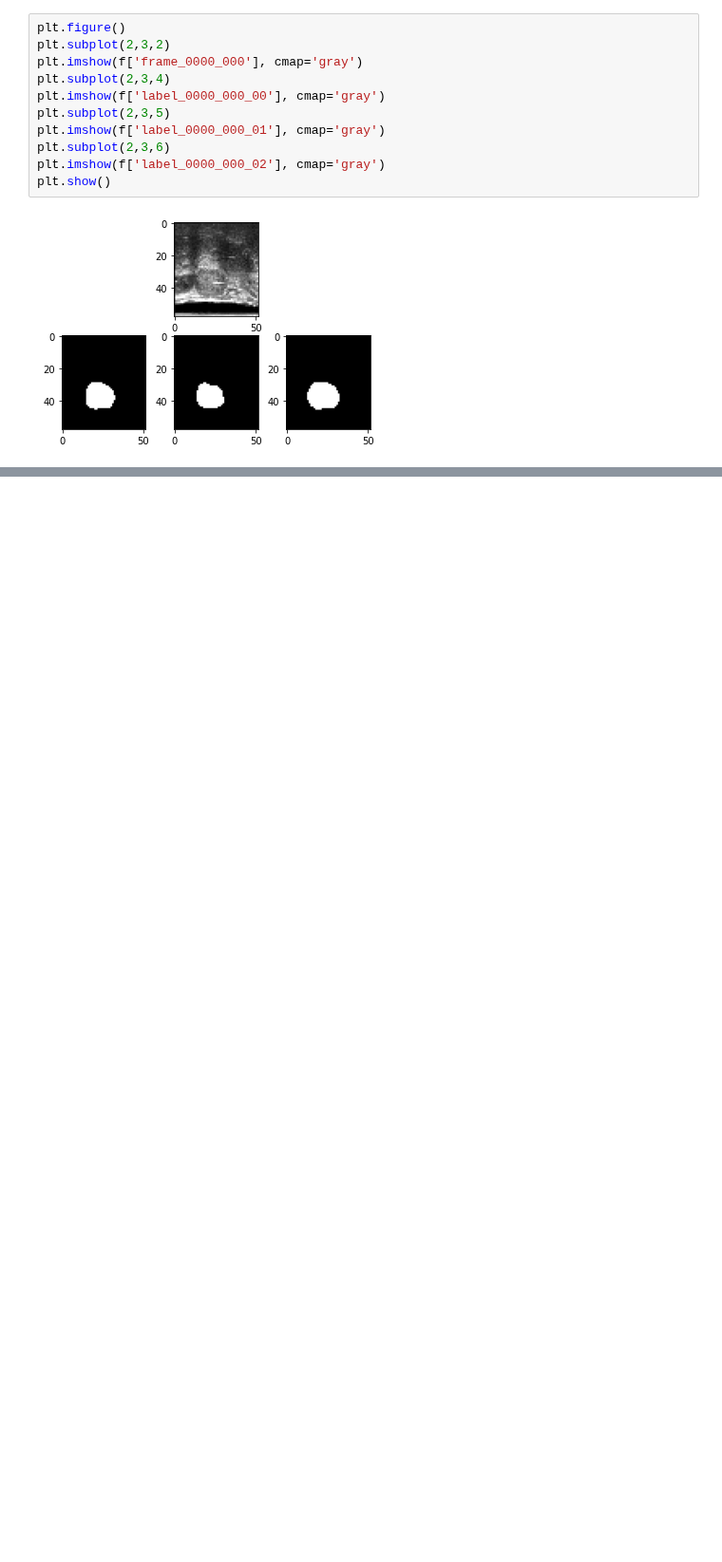
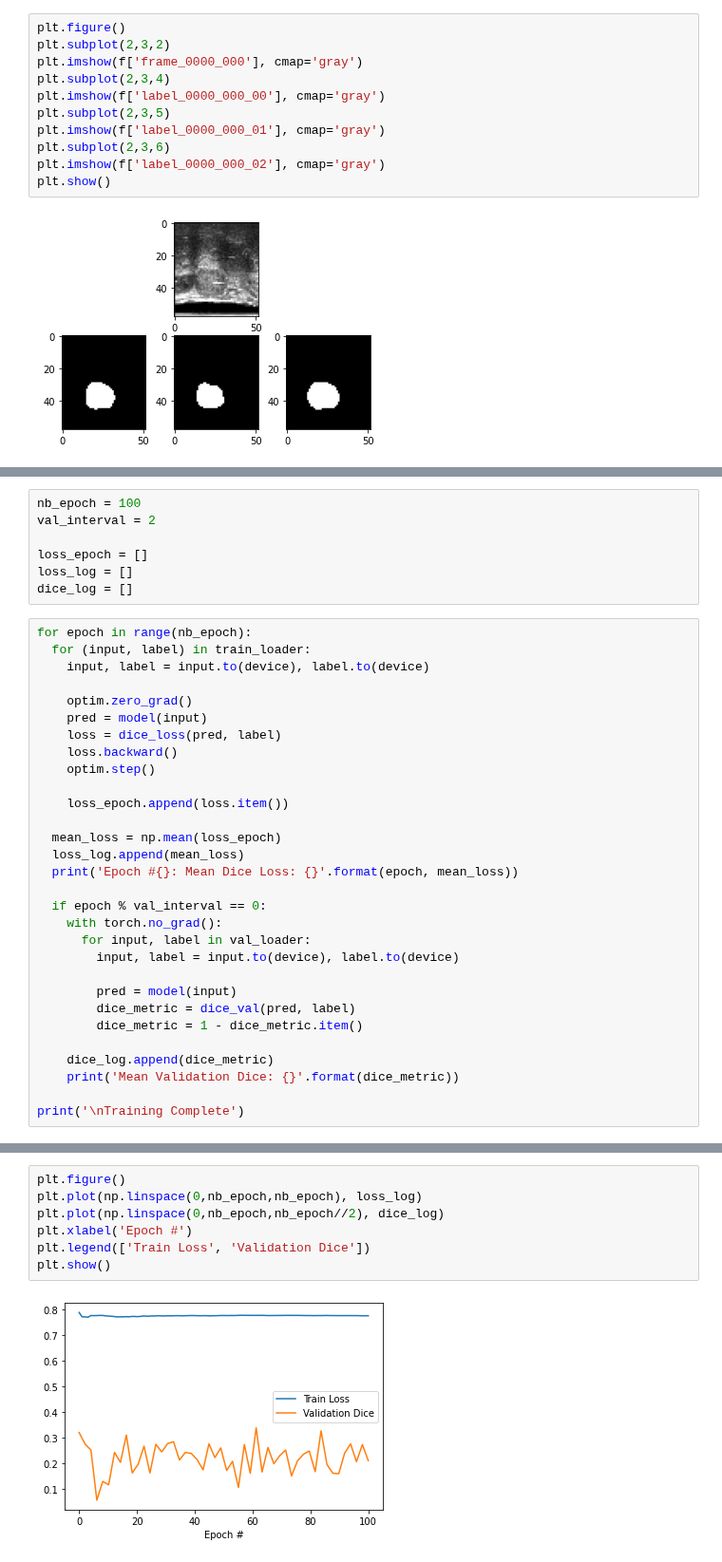
Before and after one commit to liamchalcroft/RectAngle, a Jupyter notebook: colab_dev.ipynb, the cells around one changed output, grey strips where cells are left out. Shown at 95% size. Cells and saved outputs as stored; diff of their text form; blank space fills up the shorter version.

Commit message:
Update with full working U-Net and training

```diff
--- a/colab_dev.ipynb
+++ b/colab_dev.ipynb
@@ -162,0 +289,37 @@ plt.imshow(out_test[0,0].detach().numpy())
+# %%
+nb_epoch = 100
+val_interval = 2
+
+loss_epoch = []
+loss_log = []
+dice_log = []
+# %%
+for epoch in range(nb_epoch):
+  for (input, label) in train_loader:
+    input, label = input.to(device), label.to(device)
+
+    optim.zero_grad()
+    pred = model(input)
+    loss = dice_loss(pred, label)
+    loss.backward()
+    optim.step()
+
+    loss_epoch.append(loss.item())
+
+  mean_loss = np.mean(loss_epoch)
+  loss_log.append(mean_loss)
+  print('Epoch #{}: Mean Dice Loss: {}'.format(epoch, mean_loss))
+
+  if epoch % val_interval == 0:
+    with torch.no_grad():
+      for input, label in val_loader:
+        input, label = input.to(device), label.to(device)
+
+        pred = model(input)
+        dice_metric = dice_val(pred, label)
+        dice_metric = 1 - dice_metric.item()
+
+    dice_log.append(dice_metric)
+    print('Mean Validation Dice: {}'.format(dice_metric))
+
+print('\nTraining Complete')
@@ -162,0 +344,9 @@ plt.imshow(out_test[0,0].detach().numpy())
+# %%
+plt.figure()
+plt.plot(np.linspace(0,nb_epoch,nb_epoch), loss_log)
+plt.plot(np.linspace(0,nb_epoch,nb_epoch//2), dice_log)
+plt.xlabel('Epoch #')
+plt.legend(['Train Loss', 'Validation Dice'])
+plt.show()
+# %% [output]
+[figure, added]
```
Also changed, not shown: parts of 19 cells of this notebook.
